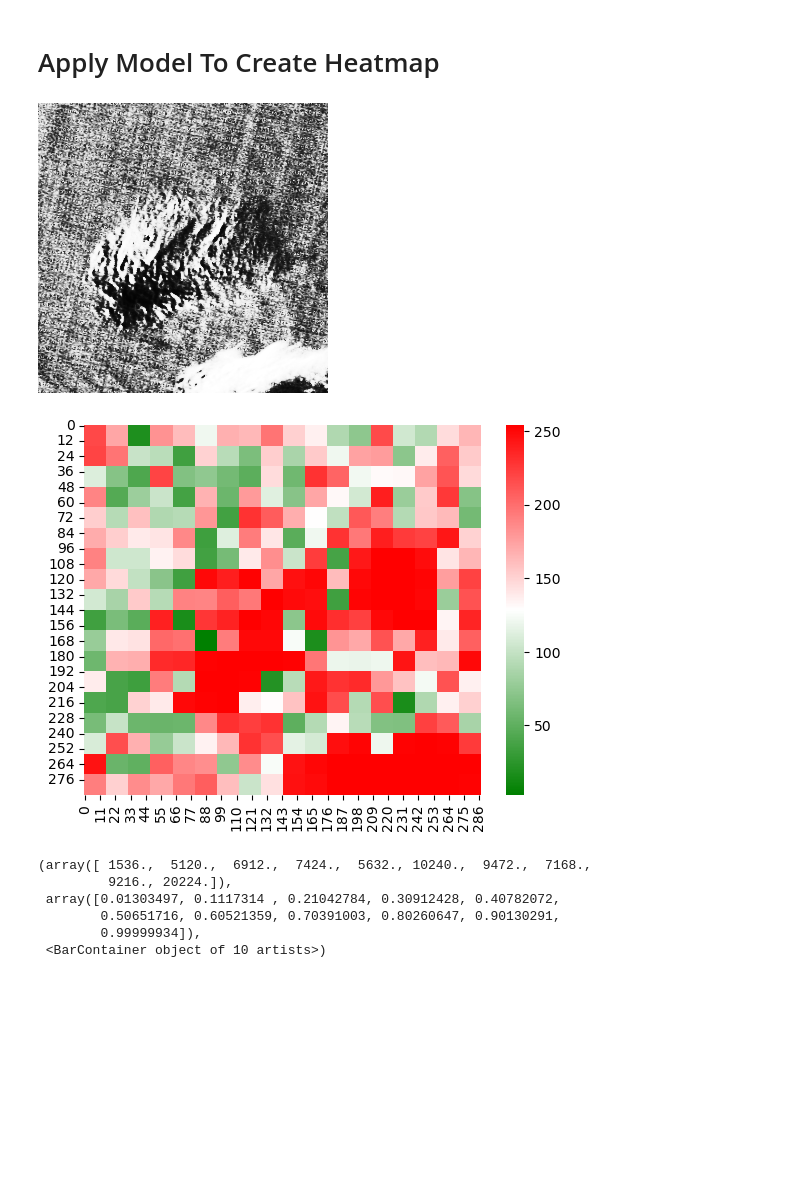
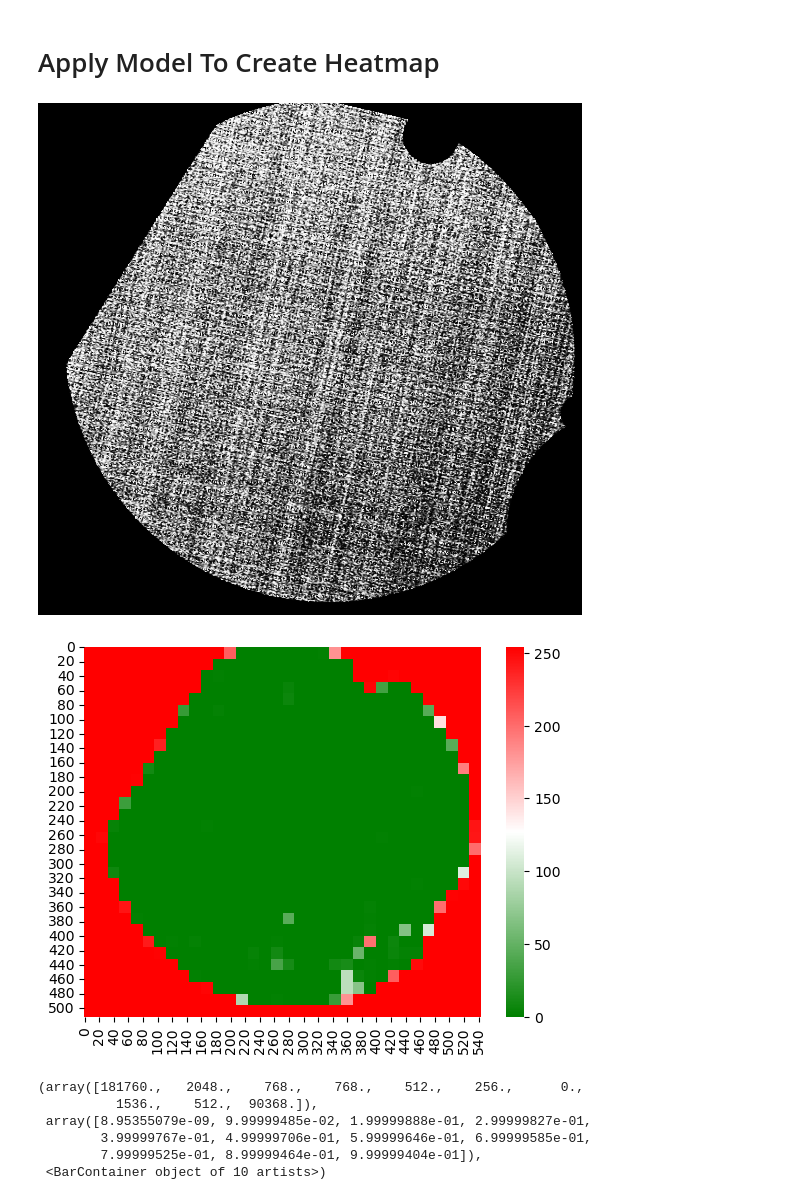
Before and after one commit to ijustdontgitit/asiva_clouds, a Jupyter notebook: asiva_heatmap.ipynb, the cells around one changed output. Saved outputs shown, nothing was run; the diff lists cells and outputs as text; code cells hidden in the pictures; blank space fills up the shorter version.

Commit message:
apply heatmap to full image excluding mask

```diff
--- a/asiva_heatmap.ipynb
+++ b/asiva_heatmap.ipynb
@@ -445,57 +390,60 @@ import os
 import numpy as np
 from matplotlib import cm
 import seaborn as sns
-folder="./Images/test/cloudy"
+folder="./Images/test/clear"
 
 a=random.choice(os.listdir(folder))
 
 
 from PIL import Image
 file = folder+'\\'+a
-im = Image.open("./Images/val/cloudy/asiva202302042354_rot180.png")
-#im = Image.open(file)
+#im = Image.open("./Images/val/cloudy/asiva202302042354_rot180.png")
+im = Image.open(file)
 #find probe locations
 size = 8 #side length of kernel from center. 16x16 for size=8
 maxSqrSize = 145 #length from center to edge
 midx = 280
 midy = 252
 
-imc = im.crop((midx-maxSqrSize, midy-maxSqrSize, midx+maxSqrSize, midy+maxSqrSize))
-x_locs = np.arange(size, maxSqrSize*2 - size, size * 2)
-y_locs = np.arange(size, maxSqrSize*2 - size, size * 2)
+#imc = im.crop((midx-maxSqrSize, midy-maxSqrSize, midx+maxSqrSize, midy+maxSqrSize))
+imc = im
+#x_locs = np.arange(size, maxSqrSize*2 - size, size * 2)
+x_locs = np.arange(size, 544, size * 2)
+#y_locs = np.arange(size, maxSqrSize*2 - size, size * 2)
+y_locs = np.arange(size, 512, size * 2)
 
-heatmap = np.empty([maxSqrSize*2 - (maxSqrSize*2 % (size*2)), maxSqrSize*2 - (maxSqrSize*2 % (size*2))])
-
+#heatmap = np.empty([maxSqrSize*2 - (maxSqrSize*2 % (size*2)), maxSqrSize*2 - (maxSqrSize*2 % (size*2))])
+heatmap = np.empty([512, 544])
 for y in y_locs:
     for x in x_locs:
         imk = imc.crop((x-size, y-size, x+size, y+size))
         imk.save("tmp.png")
         img = keras.utils.load_img("tmp.png", target_size=image_size)
         img_array = keras.utils.img_to_array(img)
         img_array = tf.expand_dims(img_array, 0)  # Create batch axis
         predictions = model.predict(img_array, verbose = 0)
         score = float(predictions[0])
 
         clear_score = (1 - score)
         cloudy_score = score
         for k_y in range(y-size, y+size):
             for k_x in range(x-size, x+size):
                 heatmap[k_y, k_x] = cloudy_score
 imc_heatmap = Image.fromarray(np.uint8(heatmap*255))
 display(imc)
 plt.figure()
 from  matplotlib.colors import LinearSegmentedColormap
 cm=LinearSegmentedColormap.from_list('gr',["r", "w", "g"], N=256).reversed()
 sns.heatmap(imc_heatmap, cmap=cm)
 plt.show()
 counts, bins = np.histogram(heatmap)
 plt.hist(bins[:-1], bins, weights=counts)
 # %% [output]
-[figure, old version]
+[figure, new version]
-[figure, old version]
+[figure, new version]
-(array([ 1536.,  5120.,  6912.,  7424.,  5632., 10240.,  9472.,  7168.,
-         9216., 20224.]),
- array([0.01303497, 0.1117314 , 0.21042784, 0.30912428, 0.40782072,
-        0.50651716, 0.60521359, 0.70391003, 0.80260647, 0.90130291,
-        0.99999934]),
+(array([181760.,   2048.,    768.,    768.,    512.,    256.,      0.,
+          1536.,    512.,  90368.]),
+ array([8.95355079e-09, 9.99999485e-02, 1.99999888e-01, 2.99999827e-01,
+        3.99999767e-01, 4.99999706e-01, 5.99999646e-01, 6.99999585e-01,
+        7.99999525e-01, 8.99999464e-01, 9.99999404e-01]),
  <BarContainer object of 10 artists>)
```
Also changed, not shown: parts of 15 cells of this notebook.
